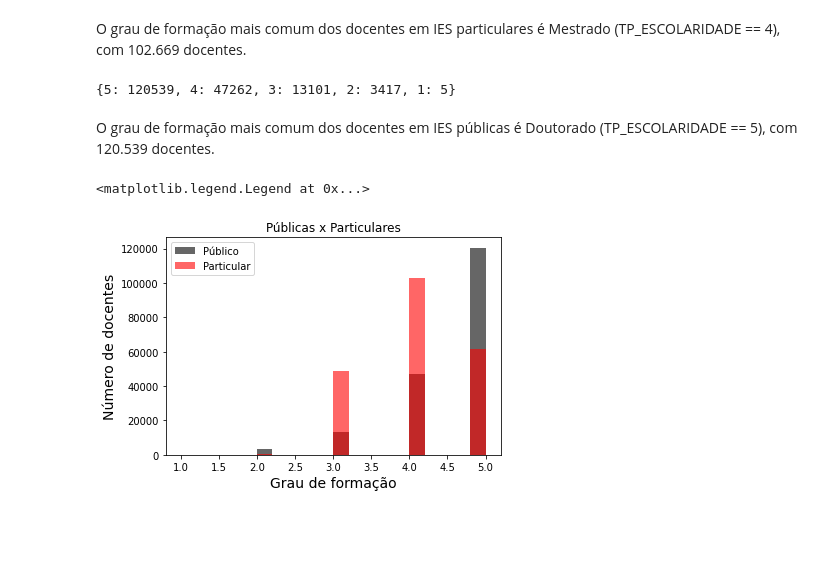
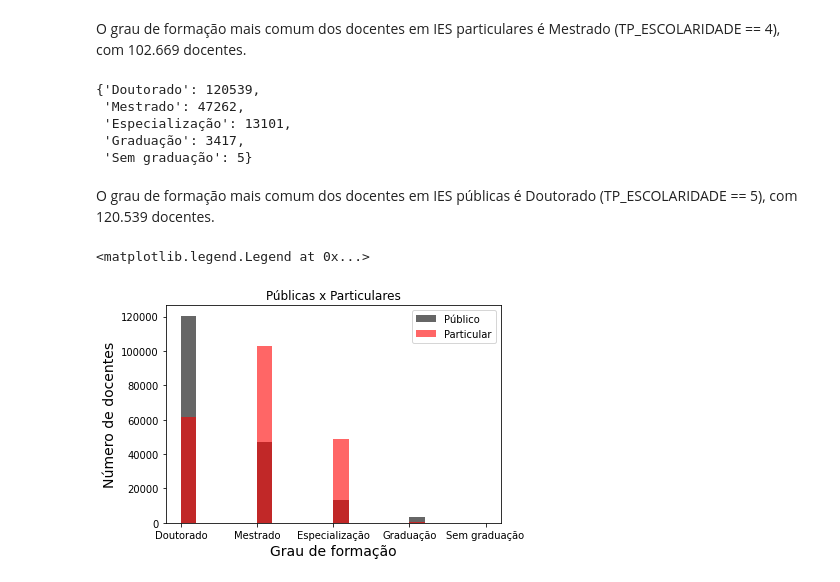
Before and after one commit to GabrielMoraisReis/TP-CDD, a Jupyter notebook: Parte3/Questao6.ipynb, the cells around one changed output. Cells and saved outputs as stored; diff of their text form; code cells hidden in the pictures; blank space fills up the shorter version.

```diff
--- a/Parte3/Questao6.ipynb
+++ b/Parte3/Questao6.ipynb
@@ -8,6 +8,8 @@ import matplotlib.pyplot as plt
 # %%
 docente_column = ["TP_ESCOLARIDADE", "TP_CATEGORIA_ADMINISTRATIVA"]
 docente = pd.read_csv(r"C:\Users\arthu\Desktop\TpDados\Docente.csv", index_col=False, header=0, usecols=docente_column)
+# %%
+docente["TP_ESCOLARIDADE"] = docente.TP_ESCOLARIDADE.replace([1, 2, 3, 4, 5], ["Sem graduação", "Graduação", "Especialização", "Mestrado", "Doutorado"])
 # %%
 docenteParticular = docente[(docente.TP_CATEGORIA_ADMINISTRATIVA == 4) | (docente.TP_CATEGORIA_ADMINISTRATIVA == 5)
                              | (docente.TP_CATEGORIA_ADMINISTRATIVA == 6)  | (docente.TP_CATEGORIA_ADMINISTRATIVA == 8)
@@ -24,17 +30,21 @@ docentePublico = docente[(docente.TP_CATEGORIA_ADMINISTRATIVA == 1) | (docente.T
-# %%
-docentePublico['TP_ESCOLARIDADE'].value_counts().to_dict()
-# %% [output]
-{5: 120539, 4: 47262, 3: 13101, 2: 3417, 1: 5}
+# %%
+docentePublico['TP_ESCOLARIDADE'].value_counts().to_dict() # printa a quantidade de docentes de IES públicas separado pelo TP_ESCOLARIDADE
+# %% [output]
+{'Doutorado': 120539,
+ 'Mestrado': 47262,
+ 'Especialização': 13101,
+ 'Graduação': 3417,
+ 'Sem graduação': 5}
 # %% [markdown]
 O grau de formação mais comum dos docentes em IES públicas é Doutorado (TP_ESCOLARIDADE == 5), com 120.539 docentes.
 # %%
 plt.hist(docentePublico['TP_ESCOLARIDADE'], bins=20, alpha=0.6, label="Público", color="black")
 plt.hist(docenteParticular['TP_ESCOLARIDADE'], bins=20, alpha=0.6, label="Particular", color="red")
 
 plt.xlabel("Grau de formação", size=14)
 plt.ylabel("Número de docentes", size=14)
 plt.title("Públicas x Particulares")
-plt.legend(loc='upper left')
+plt.legend(loc='upper right')
 # %% [output]
 <matplotlib.legend.Legend at 0x...>
-[figure, old version]
+[figure, new version]
```
Also changed, not shown: parts of 4 cells of this notebook, 6 other files.
